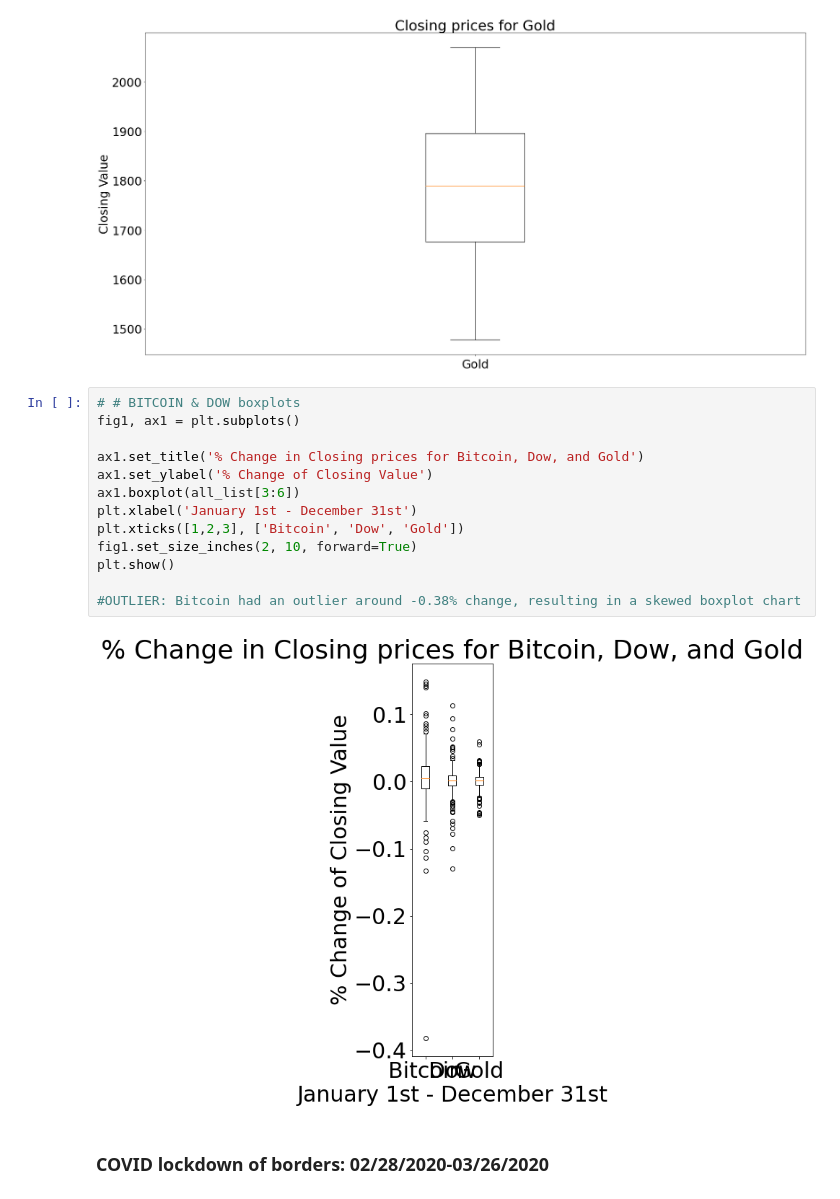
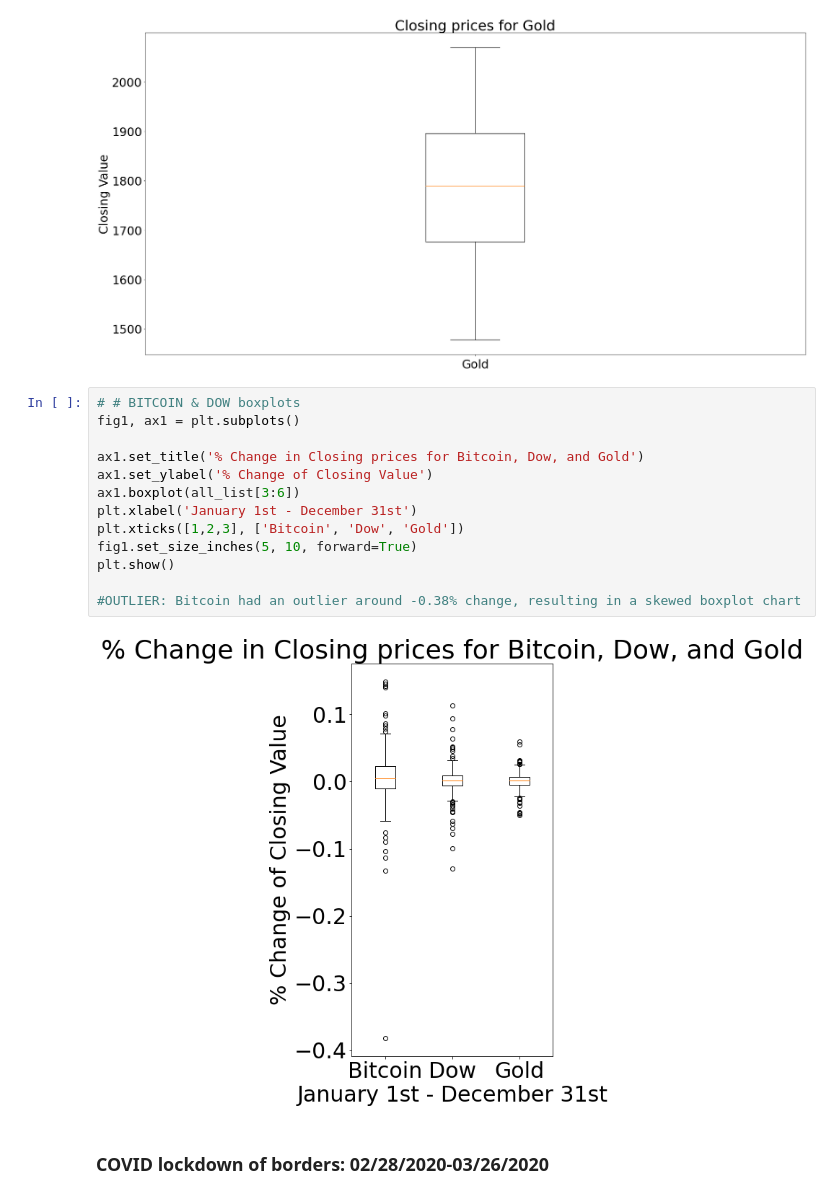
Before and after one commit to darrenr10/Project_1, a Jupyter notebook: project-nb.ipynb, the cells around one changed output. Cells and saved outputs as stored; diff of their text form.

```diff
--- a/project-nb.ipynb
+++ b/project-nb.ipynb
@@ -242,18 +242,18 @@ plt.show()
 # %%
 # # BITCOIN & DOW boxplots
 fig1, ax1 = plt.subplots()
 
 ax1.set_title('% Change in Closing prices for Bitcoin, Dow, and Gold')
 ax1.set_ylabel('% Change of Closing Value')
 ax1.boxplot(all_list[3:6])
 plt.xlabel('January 1st - December 31st')
 plt.xticks([1,2,3], ['Bitcoin', 'Dow', 'Gold'])
-fig1.set_size_inches(2, 10, forward=True)
+fig1.set_size_inches(5, 10, forward=True)
 plt.show()
 
 #OUTLIER: Bitcoin had an outlier around -0.38% change, resulting in a skewed boxplot chart
 # %% [output]
-[figure, old version]
+[figure, new version]
 # %% [markdown]
 ### COVID lockdown of borders: 02/28/2020-03/26/2020
 # %%
```
Also changed, not shown: parts of 6 cells of this notebook, 2 other files.
